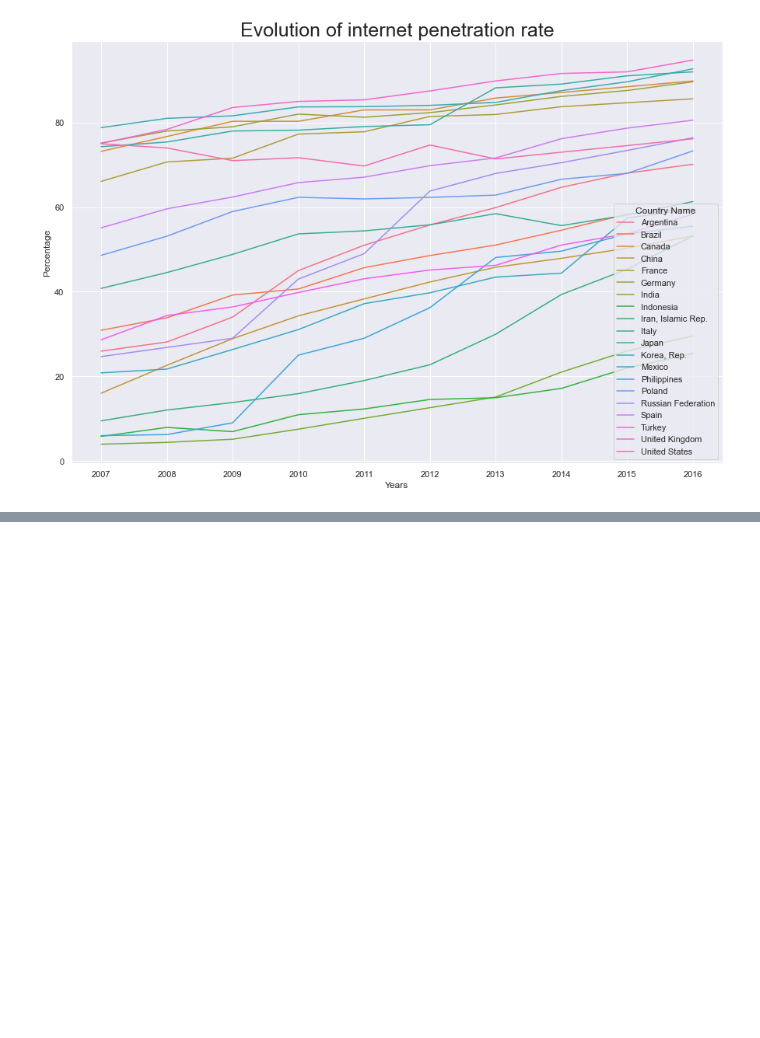
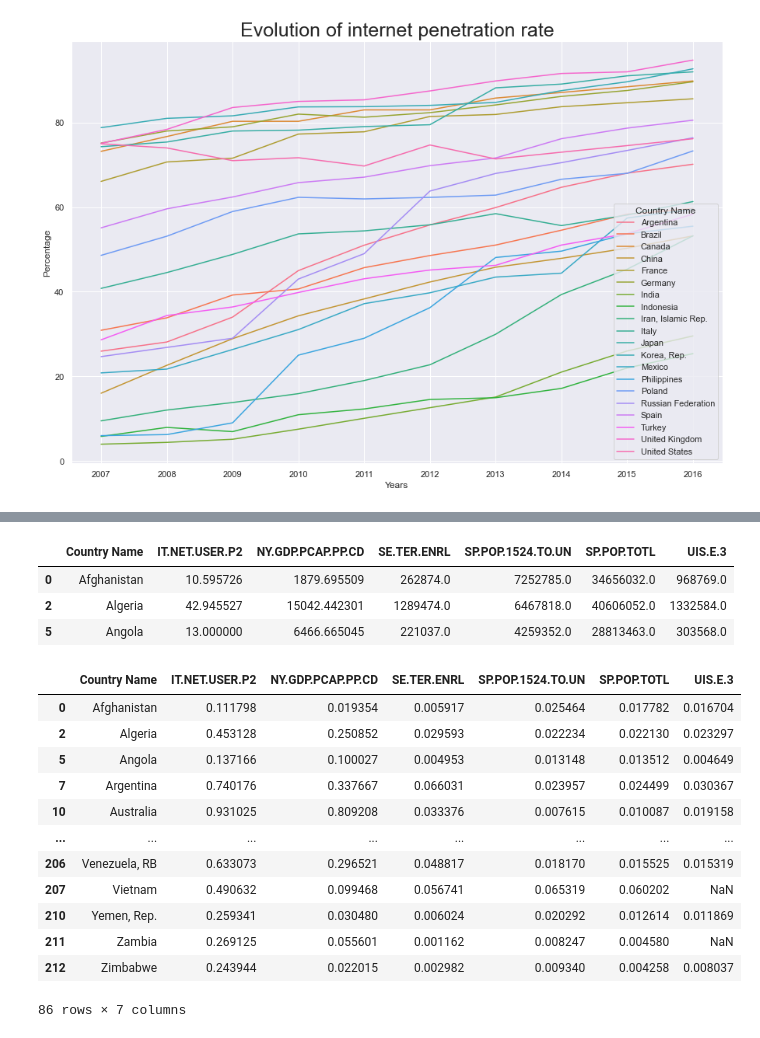
Before and after one commit to samirhinojosa/OC-P2-education-statistics, a Jupyter notebook: notebook.ipynb, the cells around one changed output, grey strips where cells are left out. Saved outputs shown, nothing was run; the diff lists cells and outputs as text; code cells hidden in the pictures; blank space fills up the shorter version.

Commit message:
Adding method normalization

```diff
--- a/notebook.ipynb
+++ b/notebook.ipynb
@@ -119,6 +120,27 @@ def comparison_dfs(df_original, df_copy):
         "Missing values" : [df_original.isna().sum().sum(), df_copy.isna().sum().sum()]
     })
     return df_comparison
+
+
+def df_normalization(df, identifier_column):
+    """
+    Dataframe normalization.
+
+    The normalization method used in this function is The min-max approach
+    (often called normalization) rescales the feature to a hard and fast
+    range of [0,1] by subtracting the minimum value of the feature then dividing by the range.
+
+    Args:
+        df (pandas.DataFrame): DataFrame to normalize.
+    Returns:
+        df (pandas.DataFrame): DataFrame normalized.
+    """
+
+    for col in df.columns:
+        if col != identifier_column:
+            df[col] = (df[col] - df[col].min()) / (df[col].max() - df[col].min())
+
+    return df
 # %% [markdown]
 ## Chapter 2.
 # %% [markdown]
@@ -1068,7 +1090,8 @@ df_countries_to_work
    Keeping only rows at least 4 indicators non-NaN values
 </div>
 # %%
-df_countries_to_work.dropna(subset=INDICATORS, thresh=4)
+df_countries_to_work = df_countries_to_work.dropna(subset=INDICATORS, thresh=4)
+df_countries_to_work
 # %% [output]
 |  | Country Name | IT.NET.USER.P2 | NY.GDP.PCAP.PP.CD | SE.TER.ENRL | SP.POP.1524.TO.UN | SP.POP.TOTL | UIS.E.3 |
 | 0 | Afghanistan | 10.595726 | 1879.695509 | 262874.0 | 7252785.0 | 34656032.0 | 968769.0 |
@@ -1263,0 +1328,25 @@ plt.show()
+# %%
+df_countries_to_work.head(3)
+# %% [output]
+|  | Country Name | IT.NET.USER.P2 | NY.GDP.PCAP.PP.CD | SE.TER.ENRL | SP.POP.1524.TO.UN | SP.POP.TOTL | UIS.E.3 |
+| 0 | Afghanistan | 10.595726 | 1879.695509 | 262874.0 | 7252785.0 | 34656032.0 | 968769.0 |
+| 2 | Algeria | 42.945527 | 15042.442301 | 1289474.0 | 6467818.0 | 40606052.0 | 1332584.0 |
+| 5 | Angola | 13.000000 | 6466.665045 | 221037.0 | 4259352.0 | 28813463.0 | 303568.0 |
+# %%
+df_countries_to_work_normalized = df_normalization(df_countries_to_work, "Country Name")
+# %%
+df_countries_to_work_normalized
+# %% [output]
+|  | Country Name | IT.NET.USER.P2 | NY.GDP.PCAP.PP.CD | SE.TER.ENRL | SP.POP.1524.TO.UN | SP.POP.TOTL | UIS.E.3 |
+| 0 | Afghanistan | 0.111798 | 0.019354 | 0.005917 | 0.025464 | 0.017782 | 0.016704 |
+| 2 | Algeria | 0.453128 | 0.250852 | 0.029593 | 0.022234 | 0.022130 | 0.023297 |
+| 5 | Angola | 0.137166 | 0.100027 | 0.004953 | 0.013148 | 0.013512 | 0.004649 |
+| 7 | Argentina | 0.740176 | 0.337667 | 0.066031 | 0.023957 | 0.024499 | 0.030367 |
+| 10 | Australia | 0.931025 | 0.809208 | 0.033376 | 0.007615 | 0.010087 | 0.019158 |
+| ... | ... | ... | ... | ... | ... | ... | ... |
+| 206 | Venezuela, RB | 0.633073 | 0.296521 | 0.048817 | 0.018170 | 0.015525 | 0.015319 |
+| 207 | Vietnam | 0.490632 | 0.099468 | 0.056741 | 0.065319 | 0.060202 | NaN |
+| 210 | Yemen, Rep. | 0.259341 | 0.030480 | 0.006024 | 0.020292 | 0.012614 | 0.011869 |
+| 211 | Zambia | 0.269125 | 0.055601 | 0.001162 | 0.008247 | 0.004580 | NaN |
+| 212 | Zimbabwe | 0.243944 | 0.022015 | 0.002982 | 0.009340 | 0.004258 | 0.008037 |
+86 rows × 7 columns
```
Also changed, not shown: parts of 19 cells of this notebook.
